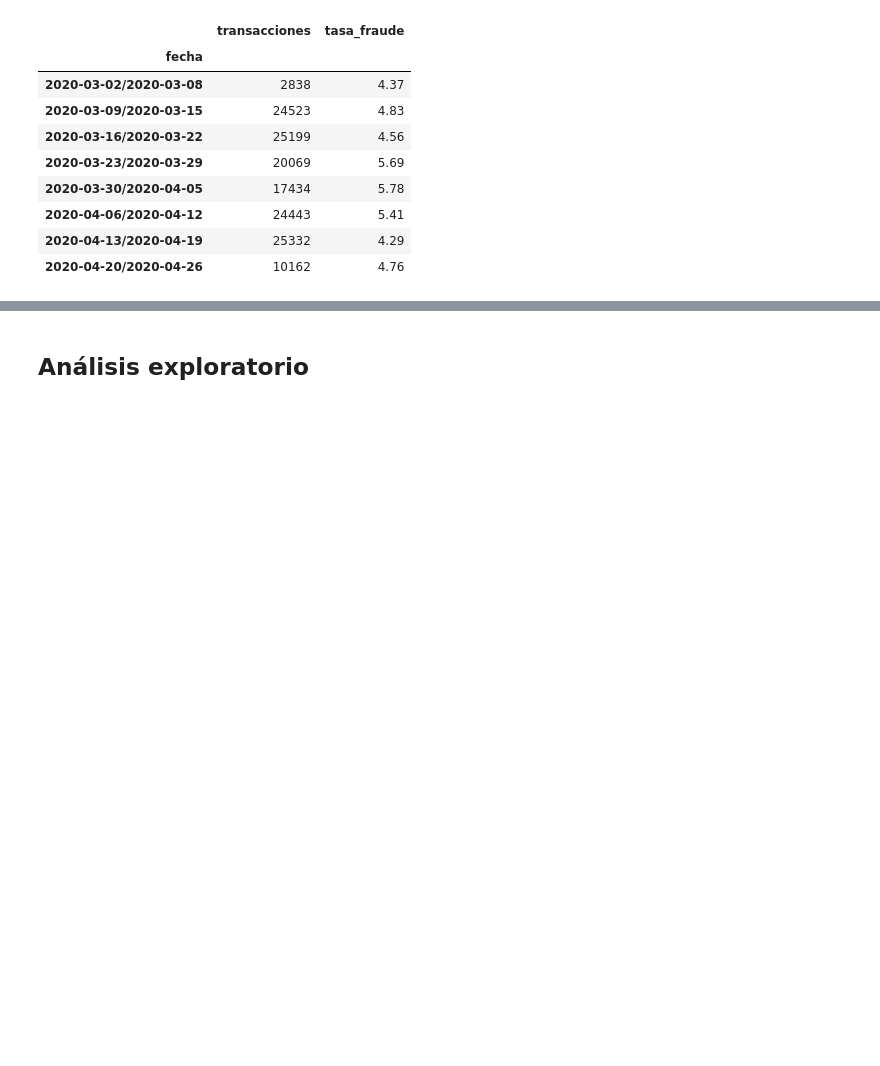
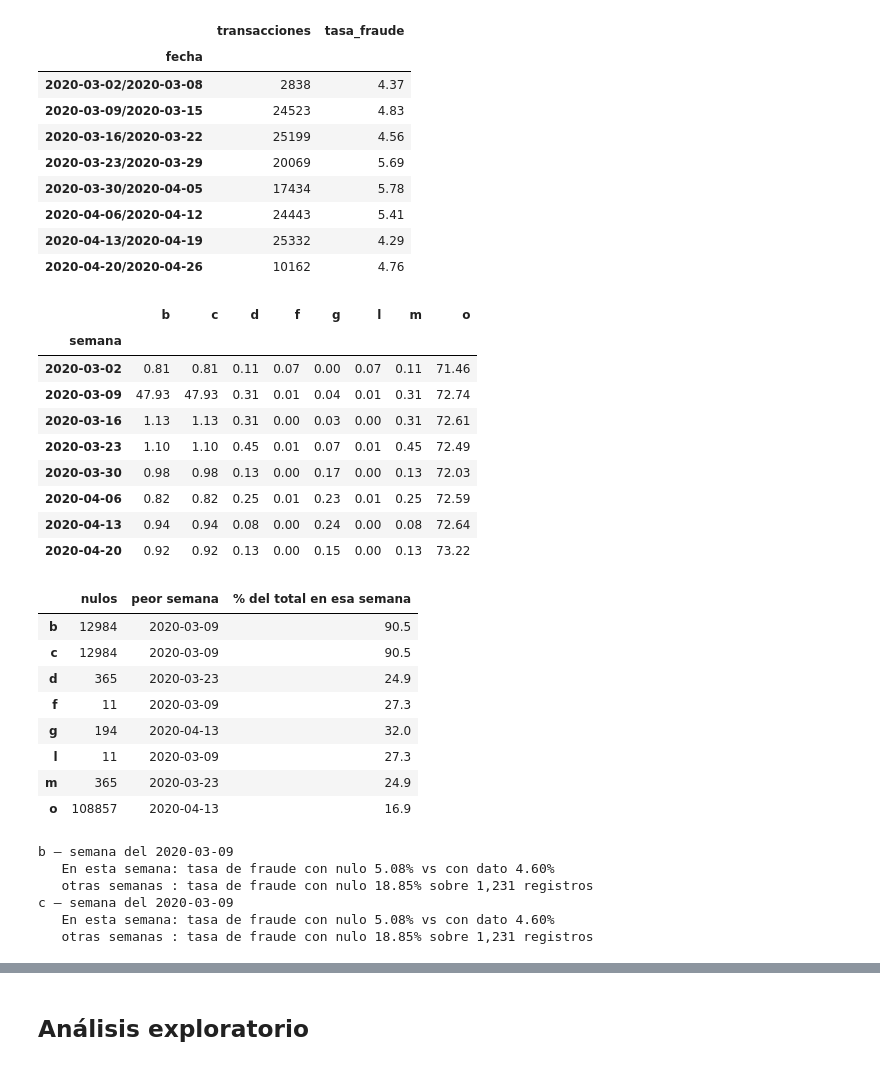
Before and after one commit to mlondono-oc/ml-fraud-detection, a Jupyter notebook: notebooks/01_eda.ipynb, the cells around one changed output, grey strips where cells are left out. Drawn from its saved outputs; the diff is of its cells as text; code cells hidden in the pictures; blank space fills up the shorter version.

```diff
--- a/notebooks/01_eda.ipynb
+++ b/notebooks/01_eda.ipynb
@@ -327,4 +327,60 @@ Ventana: 2020-03-08 00:02:15 a 2020-04-21 23:59:56 (44 días)
 | 2020-04-06/2020-04-12 | 24443 | 5.41 |
 | 2020-04-13/2020-04-19 | 25332 | 4.29 |
 | 2020-04-20/2020-04-26 | 10162 | 4.76 |
+# %%
+# 7.2 Estabilidad temporal de los valores faltantes
+transactions['semana'] = transactions['fecha'].dt.to_period('W').dt.start_time.dt.date
+cols_con_nulos = transactions.columns[transactions.isna().any()].tolist()
+
+# % de nulos de cada columna, semana a semana
+nulos_semana = transactions.groupby('semana')[cols_con_nulos].apply(lambda x: x.isna().mean() * 100)
+display(nulos_semana.round(2))
+
+# ¿Están repartidos en el tiempo o concentrados en una semana?
+concentracion = pd.DataFrame({
+    'nulos': transactions[cols_con_nulos].isna().sum(),
+    'peor semana': {c: transactions[transactions[c].isna()].groupby('semana').size().idxmax() for c in cols_con_nulos},
+    '% del total en esa semana': {c: transactions[transactions[c].isna()].groupby('semana').size().max() / transactions[c].isna().sum() * 100
+                        for c in cols_con_nulos},
+})
+display(concentracion.round(1))
+# %% [output]
+|  | b | c | d | f | g | l | m | o |
+| semana |  |  |  |  |  |  |  |  |
+| 2020-03-02 | 0.81 | 0.81 | 0.11 | 0.07 | 0.00 | 0.07 | 0.11 | 71.46 |
+| 2020-03-09 | 47.93 | 47.93 | 0.31 | 0.01 | 0.04 | 0.01 | 0.31 | 72.74 |
+| 2020-03-16 | 1.13 | 1.13 | 0.31 | 0.00 | 0.03 | 0.00 | 0.31 | 72.61 |
+| 2020-03-23 | 1.10 | 1.10 | 0.45 | 0.01 | 0.07 | 0.01 | 0.45 | 72.49 |
+| 2020-03-30 | 0.98 | 0.98 | 0.13 | 0.00 | 0.17 | 0.00 | 0.13 | 72.03 |
+| 2020-04-06 | 0.82 | 0.82 | 0.25 | 0.01 | 0.23 | 0.01 | 0.25 | 72.59 |
+| 2020-04-13 | 0.94 | 0.94 | 0.08 | 0.00 | 0.24 | 0.00 | 0.08 | 72.64 |
+| 2020-04-20 | 0.92 | 0.92 | 0.13 | 0.00 | 0.15 | 0.00 | 0.13 | 73.22 |
+|  | nulos | peor semana | % del total en esa semana |
+| b | 12984 | 2020-03-09 | 90.5 |
+| c | 12984 | 2020-03-09 | 90.5 |
+| d | 365 | 2020-03-23 | 24.9 |
+| f | 11 | 2020-03-09 | 27.3 |
+| g | 194 | 2020-04-13 | 32.0 |
+| l | 11 | 2020-03-09 | 27.3 |
+| m | 365 | 2020-03-23 | 24.9 |
+| o | 108857 | 2020-04-13 | 16.9 |
+# %%
+# 7.3 Detalle de las columnas cuyos nulos se concentran en una sola semana
+concentradas = concentracion[concentracion['% del total en esa semana'] > 50].index.tolist()
+
+for col in concentradas:
+    semana = concentracion.loc[col, 'peor semana']
+    dentro = transactions['semana'] == semana
+    print(f"{col} — semana del {semana}")
+    print(f"   En esta semana: tasa de fraude con nulo {transactions.loc[dentro & transactions[col].isna(), 'fraude'].mean() * 100:.2f}%"
+          f" vs con dato {transactions.loc[dentro & transactions[col].notna(), 'fraude'].mean() * 100:.2f}%")
+    print(f"   otras semanas : tasa de fraude con nulo {transactions.loc[~dentro & transactions[col].isna(), 'fraude'].mean() * 100:.2f}%"
+          f" sobre {(~dentro & transactions[col].isna()).sum():,} registros")
+# %% [output]
+b — semana del 2020-03-09
+   En esta semana: tasa de fraude con nulo 5.08% vs con dato 4.60%
+   otras semanas : tasa de fraude con nulo 18.85% sobre 1,231 registros
+c — semana del 2020-03-09
+   En esta semana: tasa de fraude con nulo 5.08% vs con dato 4.60%
+   otras semanas : tasa de fraude con nulo 18.85% sobre 1,231 registros
 # %% [markdown]
```
Also changed, not shown: parts of 19 cells of this notebook.
